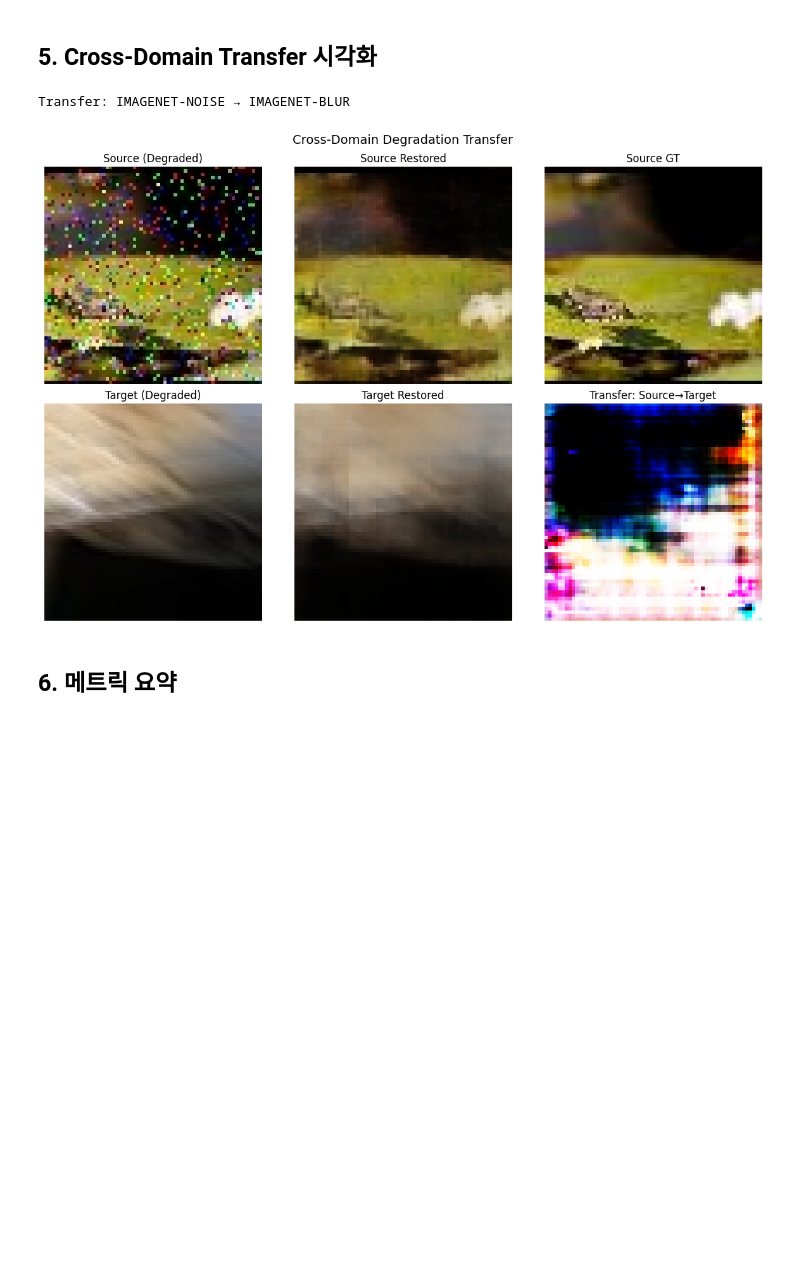
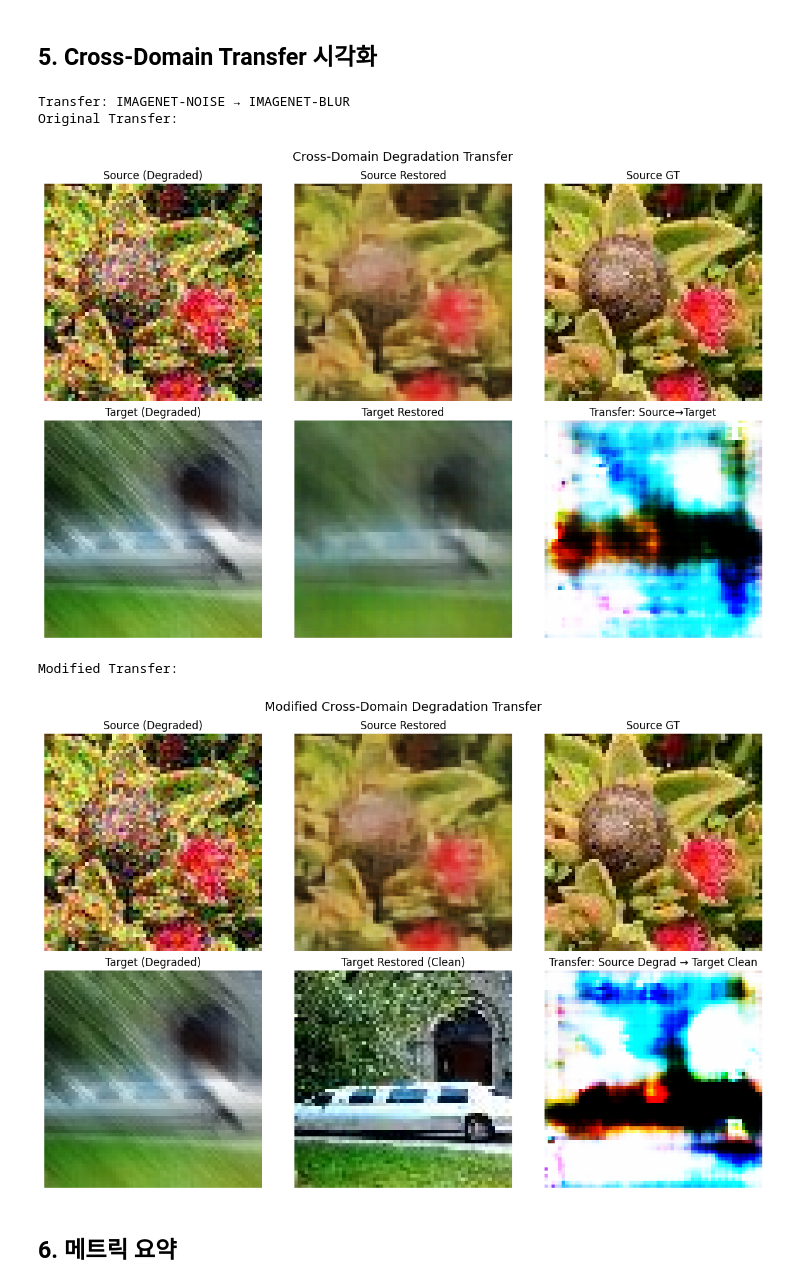
Before and after one commit to wildcat842/cross-domain-degradation-transfer, a Jupyter notebook: notebooks/02_model_visualization.ipynb, the cells around one changed output. Drawn from its saved outputs; the diff is of its cells as text; code cells hidden in the pictures; blank space fills up the shorter version.

Commit message:
default.yaml & visual transfer

```diff
--- a/notebooks/02_model_visualization.ipynb
+++ b/notebooks/02_model_visualization.ipynb
@@ -29,7 +29,8 @@ plt.rcParams['figure.figsize'] = (12, 8)
 # %%
 # 경로 설정 - 최신 학습된 모델 사용
 
-CHECKPOINT_PATH = Path('../experiments/corruption_transfer/corruption_transfer_20260114_170439/checkpoint_0071_best.pth')
+CHECKPOINT_PATH = Path('../experiments/default_imagenet/corruption_transfer_20260115_170401/checkpoint_0077_best.pth')
+
 DATA_ROOT = Path('../data')
 
 # 디바이스 설정
@@ -261,20 +263,9 @@ fmd: 3000 samples
 # %% [markdown]
 ## 5. Cross-Domain Transfer 시각화
 # %%
-def visualize_transfer(model, source_dataset, target_dataset, device='cpu'):
+def visualize_transfer(model, source_item, target_item, device='cpu'):
     """Cross-domain transfer 결과 시각화"""
     model.eval()
-
-    if len(source_dataset) == 0 or len(target_dataset) == 0:
-        print("데이터셋이 비어있습니다.")
-        return
-
-    # 랜덤 샘플 선택
-    source_idx = np.random.randint(len(source_dataset))
-    target_idx = np.random.randint(len(target_dataset))
-
-    source_item = source_dataset[source_idx]
-    target_item = target_dataset[target_idx]
 
     source_img = source_item['degraded'].unsqueeze(0).to(device)
     target_img = target_item['degraded'].unsqueeze(0).to(device)
@@ -325,16 +370,30 @@ def visualize_transfer(model, source_dataset, target_dataset, device='cpu'):
 # %%
 # Cross-domain transfer 시각화
 if len(datasets) >= 2:
     domain_names = list(datasets.keys())
     source_name, target_name = domain_names[0], domain_names[1]
 
     print(f"Transfer: {source_name.upper()} → {target_name.upper()}")
-    visualize_transfer(model, datasets[source_name], datasets[target_name], device=device)
+
+    # 같은 샘플 선택
+    source_idx = np.random.randint(len(datasets[source_name]))
+    target_idx = np.random.randint(len(datasets[target_name]))
+    source_item = datasets[source_name][source_idx]
+    target_item = datasets[target_name][target_idx]
+
+    print("Original Transfer:")
+    visualize_transfer(model, source_item, target_item, device=device)
+
+    print("Modified Transfer:")
+    visualize_transfer_modified(model, source_item, target_item, device=device)
 else:
     print("Cross-domain transfer를 위해서는 최소 2개 도메인의 데이터가 필요합니다.")
 # %% [output]
 Transfer: IMAGENET-NOISE → IMAGENET-BLUR
+Original Transfer:
-[figure, old version]
+[figure, new version]
+Modified Transfer:
+[figure, added]
 # %% [markdown]
 ## 6. 메트릭 요약
 # %%
```
Also changed, not shown: parts of 6 cells of this notebook, 6 other files.
